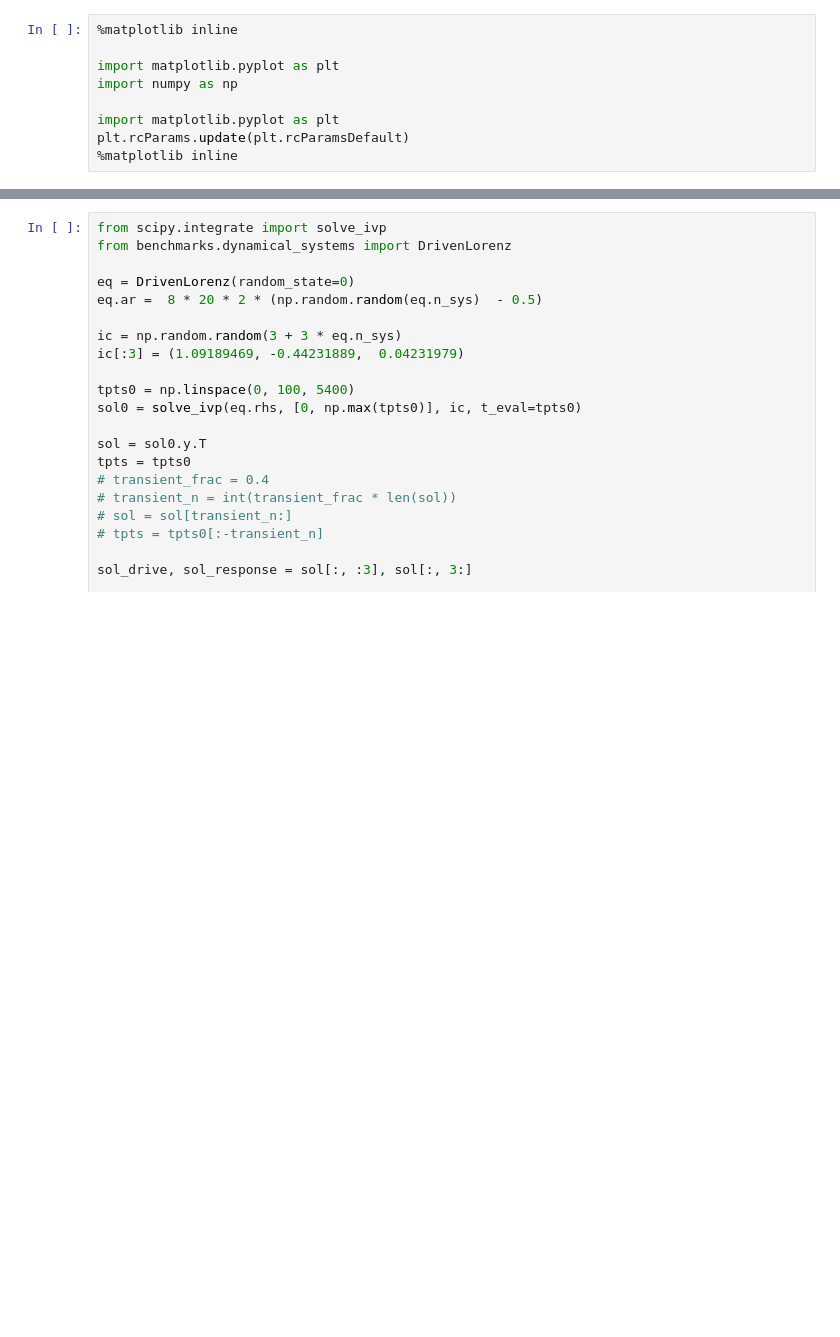
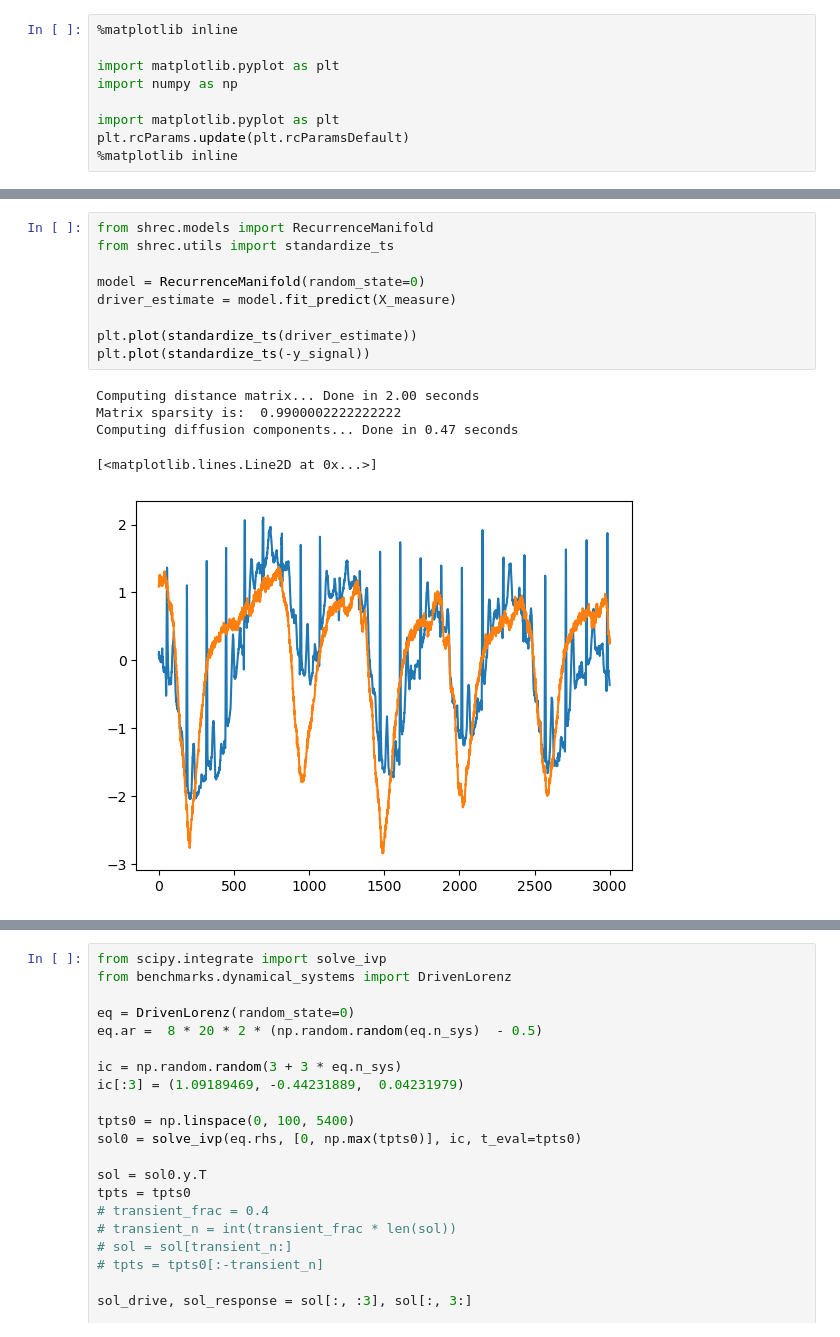
Before and after one commit to williamgilpin/shrec, a Jupyter notebook: demos.ipynb, the cells around one changed output, grey strips where cells are left out. Cells and saved outputs as stored; diff of their text form; blank space fills up the shorter version.

```diff
--- a/demos.ipynb
+++ b/demos.ipynb
@@ -11,0 +31,15 @@ plt.rcParams.update(plt.rcParamsDefault)
+# %%
+from shrec.models import RecurrenceManifold
+from shrec.utils import standardize_ts
+
+model = RecurrenceManifold(random_state=0)
+driver_estimate = model.fit_predict(X_measure)
+
+plt.plot(standardize_ts(driver_estimate))
+plt.plot(standardize_ts(-y_signal))
+# %% [output]
+Computing distance matrix... Done in 2.00 seconds
+Matrix sparsity is:  0.9900002222222222
+Computing diffusion components... Done in 0.47 seconds
+[<matplotlib.lines.Line2D at 0x...>]
+[figure, added]
```
Also changed, not shown: parts of 17 cells of this notebook, 13 other files.
